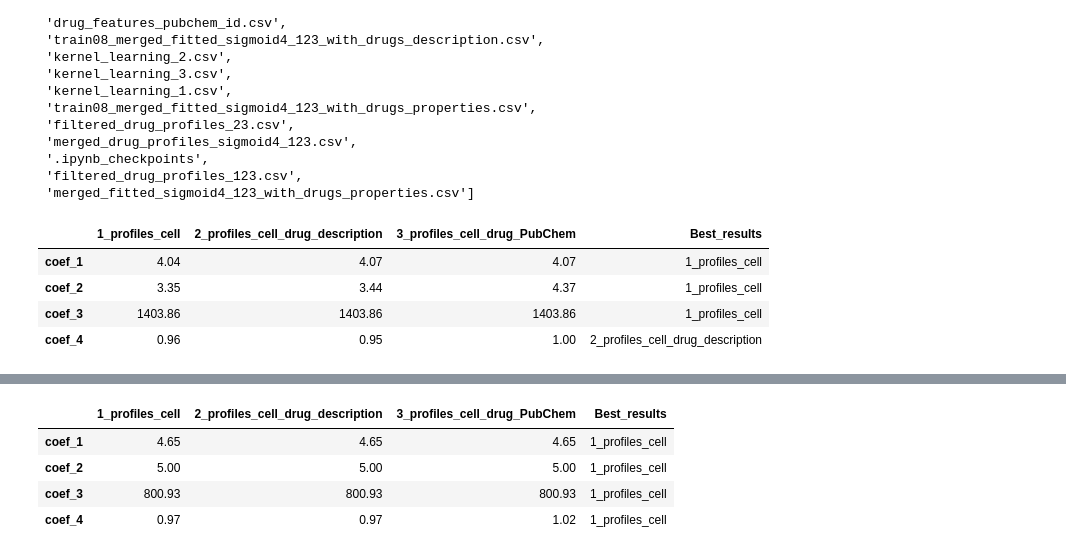
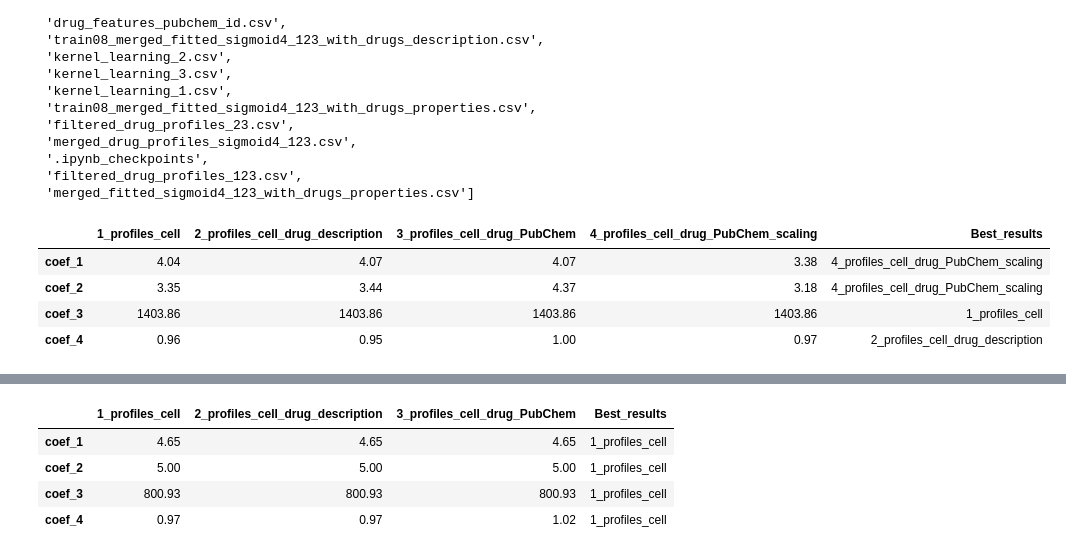
Before and after one commit to redskull37/DrugProfiles, a Jupyter notebook: results_model_performance.ipynb, the cells around one changed output, grey strips where cells are left out. Cells and saved outputs as stored; diff of their text form; code cells hidden in the pictures.

```diff
--- a/results_model_performance.ipynb
+++ b/results_model_performance.ipynb
@@ -34,37 +34,44 @@ df3= pd.read_csv("results/kernel_learning_3.csv")
 # %%
 # splitting into train and test in each operation
 kernels= ['linear', 'sigmoid', 'rbf', 'polynomial', 'additive_chi2', 'laplacian']
 
 # just drug profiles and cell lines
 df1= pd.read_csv("results/kernel_learning_1.csv")
 df1= df1.rename(columns={"Unnamed: 0":"coef"}).set_index("coef")
 df1["best_kernel"] = df1[kernels].idxmin(axis=1)
 df1["min_mse"]= np.round(df1[kernels].min(axis=1),2)
-df1.to_csv("results/kernel_learning_1.csv")
+df1.to_csv("results/kernel_learning_01.csv")
 
 # drug profiles, cell lines and drug description
 df2= pd.read_csv("results/kernel_learning_2.csv")
 df2= df2.rename(columns={"Unnamed: 0":"coef"}).set_index("coef")
 df2["best_kernel"] = df2[kernels].idxmin(axis=1)
 df2["min_mse"]= np.round(df2[kernels].min(axis=1),2)
-df2.to_csv("results/kernel_learning_2.csv")
+df2.to_csv("results/kernel_learning_02.csv")
 
 # drug profiles, cell lines and drug features
 df3= pd.read_csv("results/kernel_learning_3.csv")
 df3= df3.rename(columns={"Unnamed: 0":"coef"}).set_index("coef")
 df3["best_kernel"] = df3[kernels].idxmin(axis=1)
 df3["min_mse"]= np.round(df3[kernels].min(axis=1),2)
-df3.to_csv("results/kernel_learning_3.csv")
+df3.to_csv("results/kernel_learning_03.csv")
+
+df4= pd.read_csv("results/kernel_learning_4.csv")
+df4= df4.rename(columns={"Unnamed: 0":"coef"}).set_index("coef")
+df4["best_kernel"] = df4[kernels].idxmin(axis=1)
+df4["min_mse"]= np.round(df4[kernels].min(axis=1),2)
+df4.to_csv("results/kernel_learning_04.csv")
 
 comparison_datasets_kernels = pd.DataFrame(index= ["coef_"+str(i) for i in range(1,5)])
 comparison_datasets_kernels["1_profiles_cell"] = df1["min_mse"]
 comparison_datasets_kernels["2_profiles_cell_drug_description"] = df2["min_mse"]
 comparison_datasets_kernels["3_profiles_cell_drug_PubChem"] = df3["min_mse"]
+comparison_datasets_kernels["4_profiles_cell_drug_PubChem_scaling"] = df4["min_mse"]
 comparison_datasets_kernels["Best_results"] = comparison_datasets_kernels.idxmin(axis=1)
 comparison_datasets_kernels
 # %% [output]
-|  | 1_profiles_cell | 2_profiles_cell_drug_description | 3_profiles_cell_drug_PubChem | Best_results |
-| coef_1 | 4.04 | 4.07 | 4.07 | 1_profiles_cell |
-| coef_2 | 3.35 | 3.44 | 4.37 | 1_profiles_cell |
-| coef_3 | 1403.86 | 1403.86 | 1403.86 | 1_profiles_cell |
-| coef_4 | 0.96 | 0.95 | 1.00 | 2_profiles_cell_drug_description |
+|  | 1_profiles_cell | 2_profiles_cell_drug_description | 3_profiles_cell_drug_PubChem | 4_profiles_cell_drug_PubChem_scaling | Best_results |
+| coef_1 | 4.04 | 4.07 | 4.07 | 3.38 | 4_profiles_cell_drug_PubChem_scaling |
+| coef_2 | 3.35 | 3.44 | 4.37 | 3.18 | 4_profiles_cell_drug_PubChem_scaling |
+| coef_3 | 1403.86 | 1403.86 | 1403.86 | 1403.86 | 1_profiles_cell |
+| coef_4 | 0.96 | 0.95 | 1.00 | 0.97 | 2_profiles_cell_drug_description |
```
Also changed, not shown: parts of 11 cells of this notebook, 6 other files.
